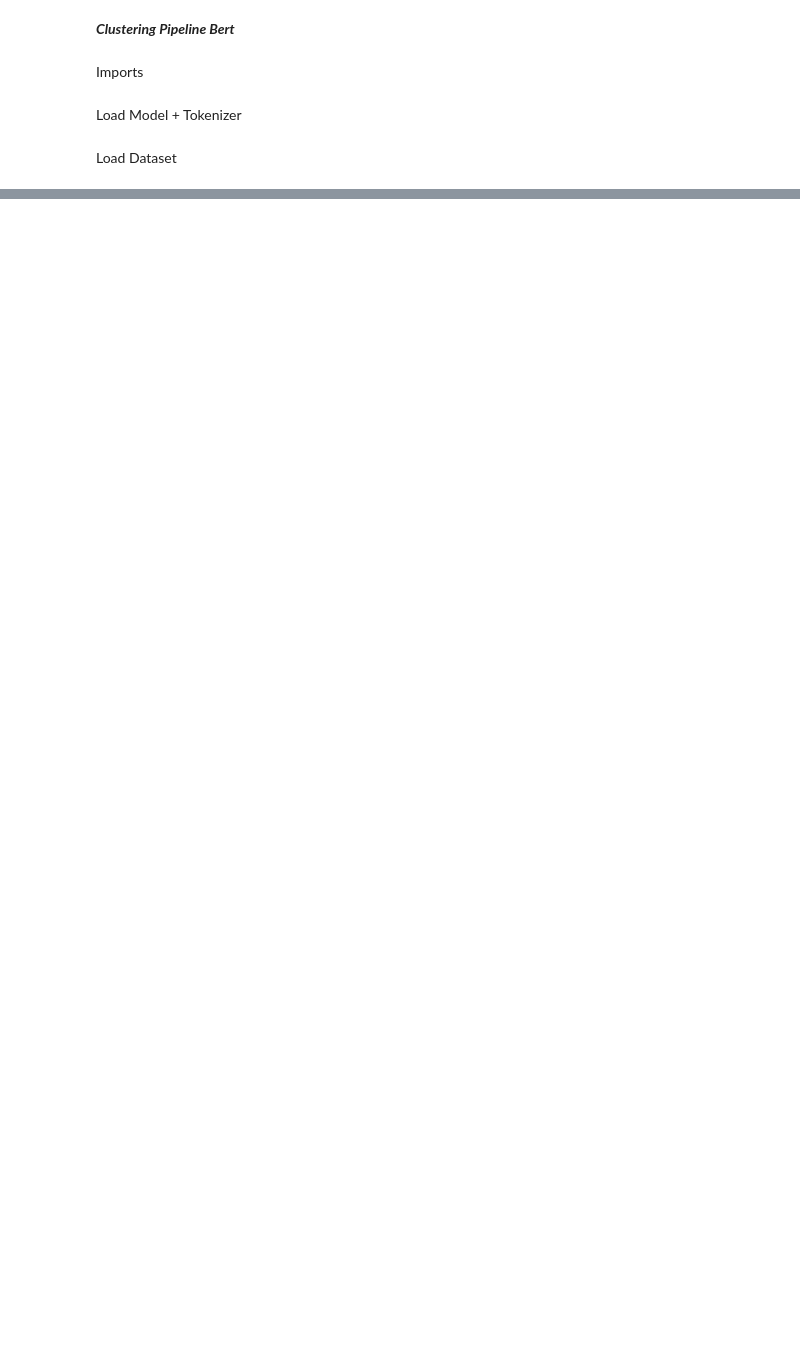
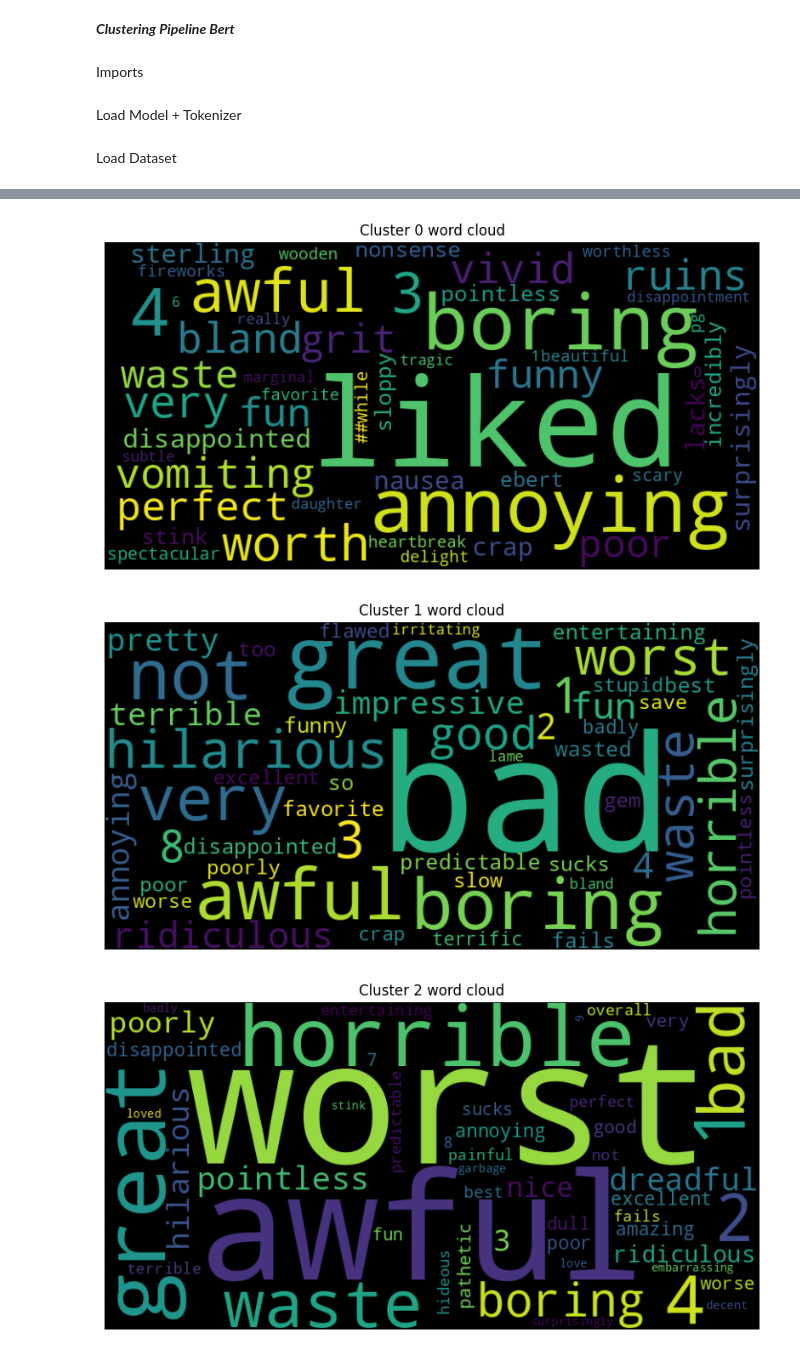
Before and after one commit to leusb/BT, a Jupyter notebook: Clustering.ipynb, the cells around one changed output, grey strips where cells are left out. Drawn from its saved outputs; the diff is of its cells as text; code cells hidden in the pictures; blank space fills up the shorter version.

```diff
--- a/Clustering.ipynb
+++ b/Clustering.ipynb
@@ -110,0 +308,2 @@ tokens, sal, ids = grad_l2_saliency(text, model, tokenizer, device)
+# %%
+test_preds = predict_labels(test_data, model, tokenizer, device)
@@ -110,0 +359,6 @@ tokens, sal, ids = grad_l2_saliency(text, model, tokenizer, device)
+# %%
+from sklearn.cluster import KMeans
+
+n_clusters = 5
+kmeans = KMeans(n_clusters=n_clusters, random_state=0, n_init="auto")
+cluster_ids = kmeans.fit_predict(R_vocab)
@@ -110,0 +416,37 @@ tokens, sal, ids = grad_l2_saliency(text, model, tokenizer, device)
+# %%
+from wordcloud import WordCloud
+import matplotlib.pyplot as plt
+
+def cluster_wordcloud(R_vocab, cluster_ids, tokenizer, cluster_id, max_words=50):
+    idxs = [i for i, c in enumerate(cluster_ids) if c == cluster_id]
+    cluster_matrix = R_vocab[idxs]
+    mean_sal = cluster_matrix.mean(axis=0)
+
+    # build {token: weight} dict
+    token_weights = {}
+    for tok_id, w in enumerate(mean_sal):
+        if w <= 0:
+            continue
+        tok = tokenizer.convert_ids_to_tokens([tok_id])[0]
+        if tok in tokenizer.all_special_tokens:
+            continue
+        if tok.strip() == "":
+            continue
+        token_weights[tok] = float(w)
+
+    wc = WordCloud(width=800, height=400, max_words=max_words)
+    wc.generate_from_frequencies(token_weights)
+
+    plt.figure(figsize=(10, 5))
+    plt.imshow(wc, interpolation="bilinear")
+    plt.axis("off")
+    plt.title(f"Cluster {cluster_id} word cloud")
+    plt.show()
+
+# Example: visualize all clusters
+for c in range(n_clusters):
+    cluster_wordcloud(R_vocab, cluster_ids, tokenizer, cluster_id=c)
+# %% [output]
+[figure, added]
+[figure, added]
+[figure, added]
```
Also changed, not shown: parts of 36 cells of this notebook.
